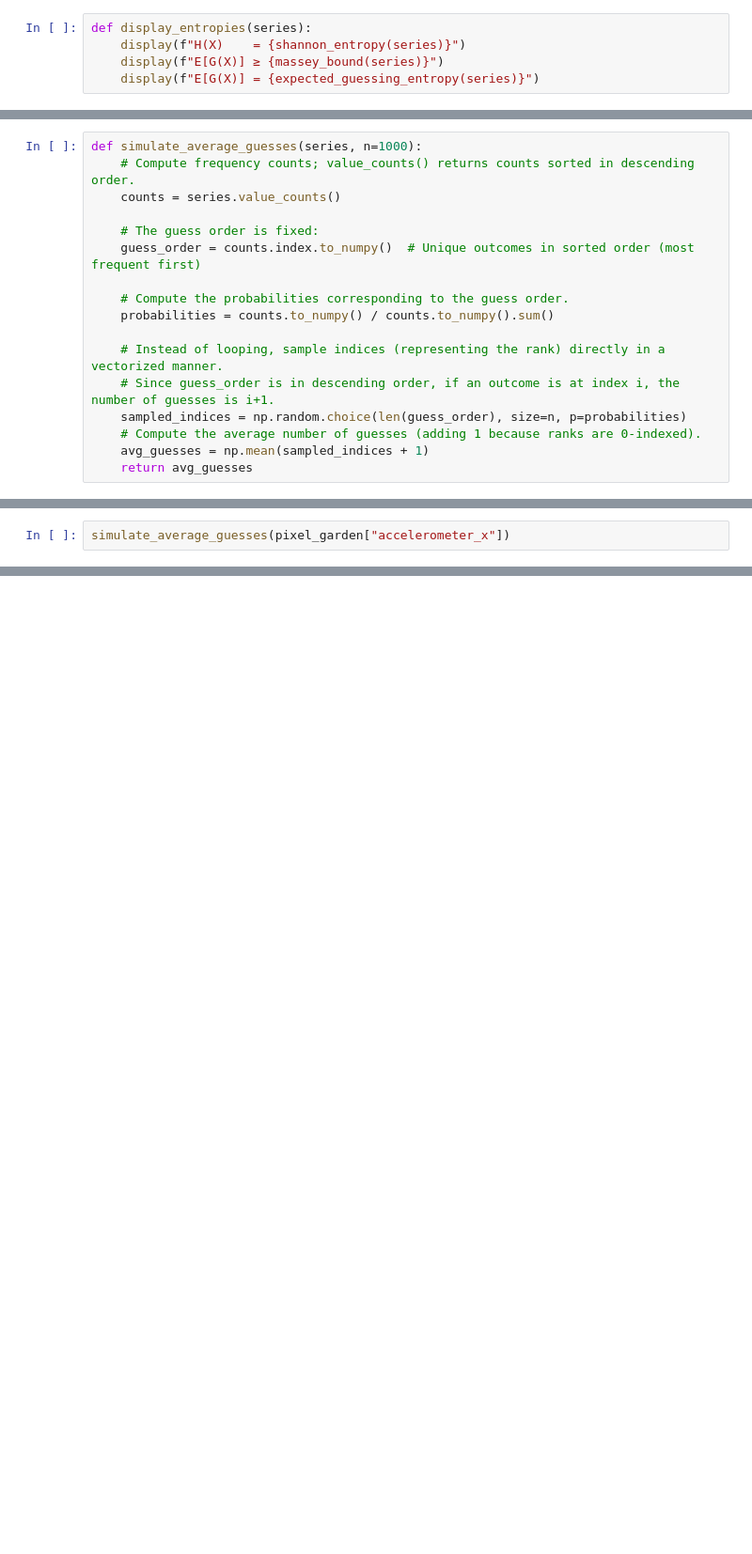
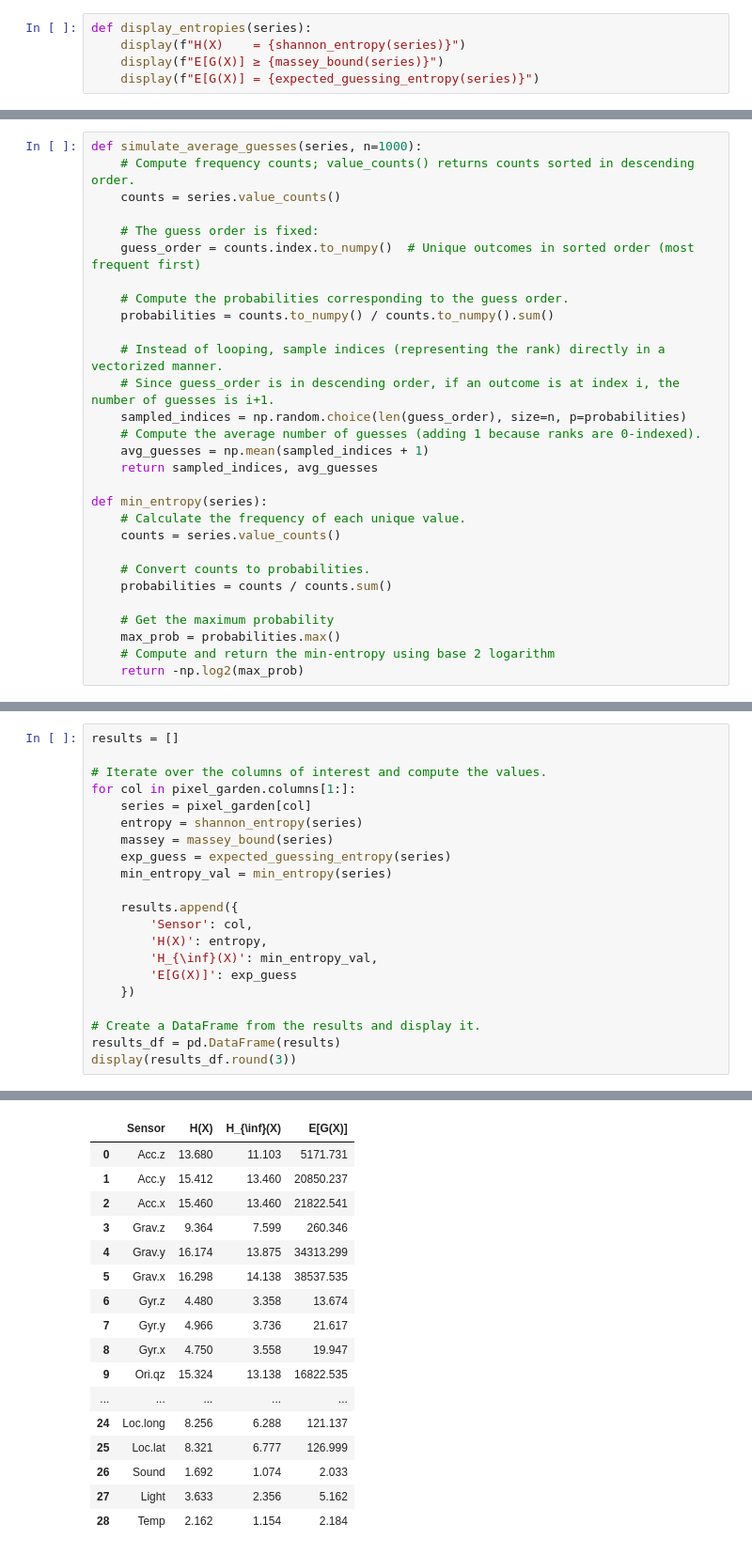
Before and after one commit to cgshep/practical-guessing-sensor-attacks, a Jupyter notebook: eda_nb.ipynb, the cells around one changed output, grey strips where cells are left out. Shown at 94% size. Cells and saved outputs as stored; diff of their text form; blank space fills up the shorter version.

```diff
--- a/eda_nb.ipynb
+++ b/eda_nb.ipynb
@@ -120,5 +136,17 @@ def simulate_average_guesses(series, n=1000):
     sampled_indices = np.random.choice(len(guess_order), size=n, p=probabilities)
     # Compute the average number of guesses (adding 1 because ranks are 0-indexed).
     avg_guesses = np.mean(sampled_indices + 1)
-    return avg_guesses
+    return sampled_indices, avg_guesses
+
+def min_entropy(series):
+    # Calculate the frequency of each unique value.
+    counts = series.value_counts()
+
+    # Convert counts to probabilities.
+    probabilities = counts / counts.sum()
+
+    # Get the maximum probability
+    max_prob = probabilities.max()
+    # Compute and return the min-entropy using base 2 logarithm
+    return -np.log2(max_prob)
 # %%
@@ -128,3 +156,22 @@ marginal_guesswork(pixel_garden["accelerometer_x"])
 # %%
-simulate_average_guesses(pixel_garden["accelerometer_x"])
+results = []
+
+# Iterate over the columns of interest and compute the values.
+for col in pixel_garden.columns[1:]:
+    series = pixel_garden[col]
+    entropy = shannon_entropy(series)
+    massey = massey_bound(series)
+    exp_guess = expected_guessing_entropy(series)
+    min_entropy_val = min_entropy(series)
+
+    results.append({
+        'Sensor': col,
+        'H(X)': entropy,
+        'H_{\inf}(X)': min_entropy_val,
+        'E[G(X)]': exp_guess
+    })
+
+# Create a DataFrame from the results and display it.
+results_df = pd.DataFrame(results)
+display(results_df.round(3))
 # %% [output]
@@ -131,0 +178,17 @@ simulate_average_guesses(pixel_garden["accelerometer_x"])
+|  | Sensor | H(X) | H_{\inf}(X) | E[G(X)] |
+| 0 | Acc.z | 13.680 | 11.103 | 5171.731 |
+| 1 | Acc.y | 15.412 | 13.460 | 20850.237 |
+| 2 | Acc.x | 15.460 | 13.460 | 21822.541 |
+| 3 | Grav.z | 9.364 | 7.599 | 260.346 |
+| 4 | Grav.y | 16.174 | 13.875 | 34313.299 |
+| 5 | Grav.x | 16.298 | 14.138 | 38537.535 |
+| 6 | Gyr.z | 4.480 | 3.358 | 13.674 |
+| 7 | Gyr.y | 4.966 | 3.736 | 21.617 |
+| 8 | Gyr.x | 4.750 | 3.558 | 19.947 |
+| 9 | Ori.qz | 15.324 | 13.138 | 16822.535 |
+| ... | ... | ... | ... | ... |
+| 24 | Loc.long | 8.256 | 6.288 | 121.137 |
+| 25 | Loc.lat | 8.321 | 6.777 | 126.999 |
+| 26 | Sound | 1.692 | 1.074 | 2.033 |
+| 27 | Light | 3.633 | 2.356 | 5.162 |
+| 28 | Temp | 2.162 | 1.154 | 2.184 |
```
Also changed, not shown: parts of 8 cells of this notebook, 3 other files.
